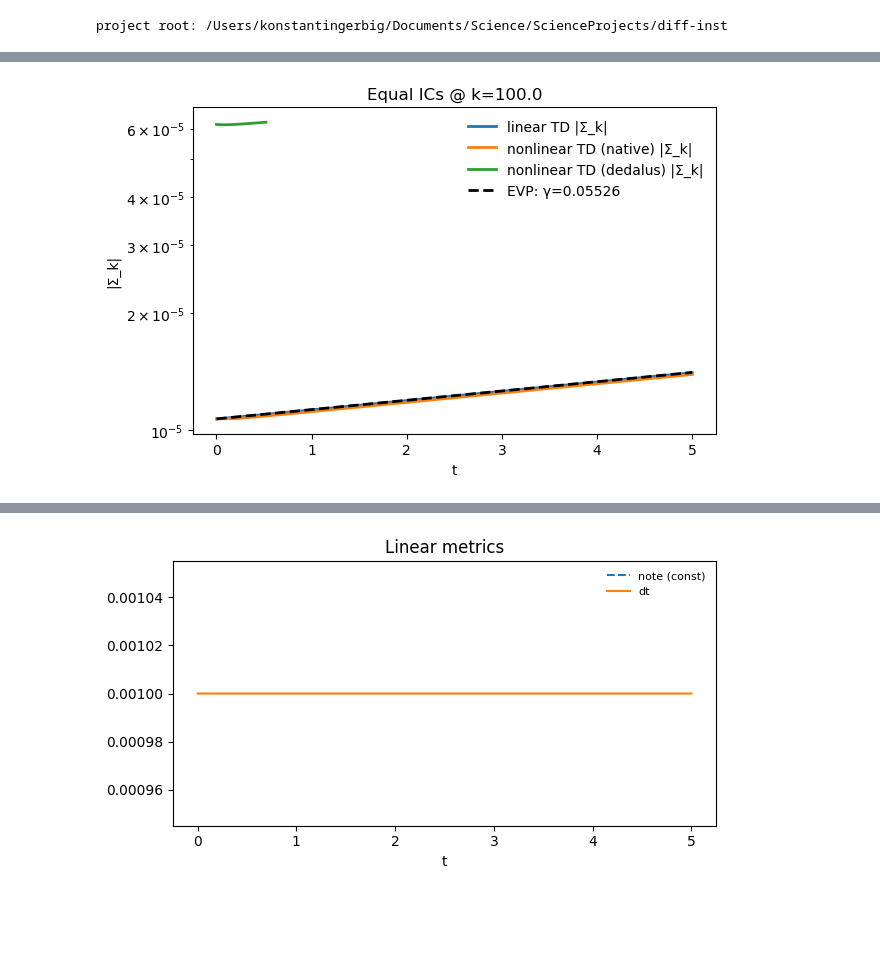
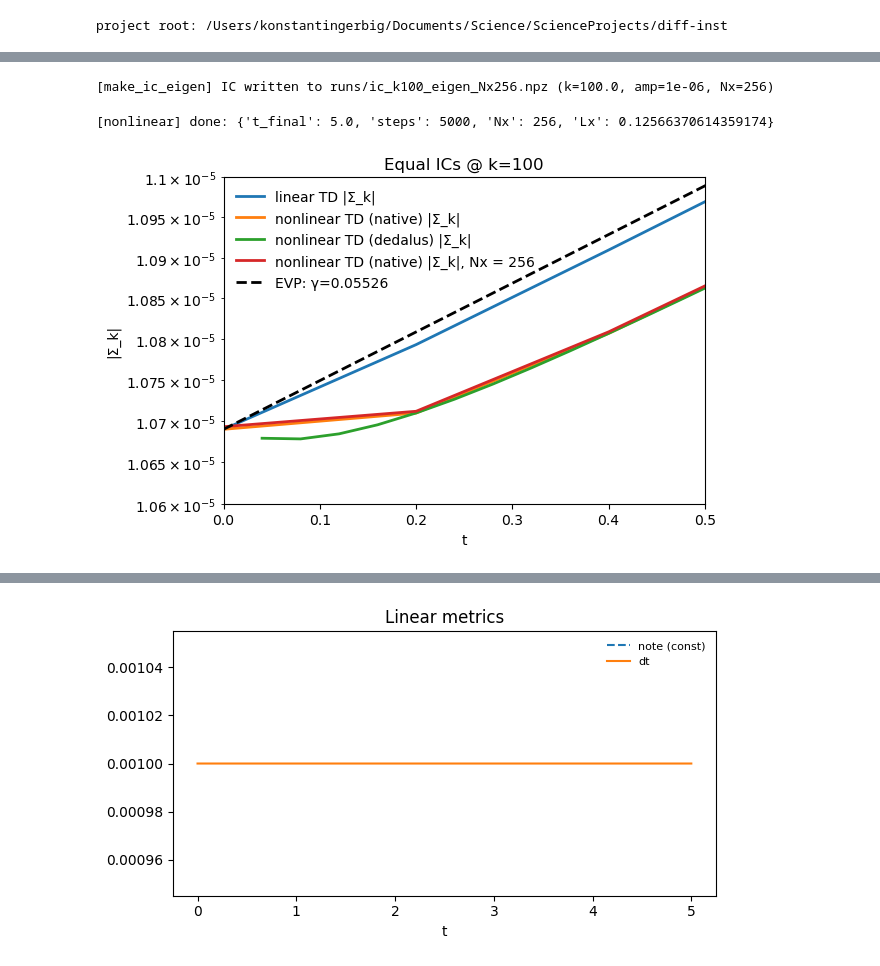
Before and after one commit to KonstantinGerbig/diff-inst, a Jupyter notebook: notebooks/IVP_tests.ipynb, the cells around one changed output, grey strips where cells are left out. Saved outputs shown, nothing was run; the diff lists cells and outputs as text; code cells hidden in the pictures; blank space fills up the shorter version.

Commit message:
worked on nonlinear solvers, added random inti cond, updated readme

```diff
--- a/notebooks/IVP_tests.ipynb
+++ b/notebooks/IVP_tests.ipynb
@@ -144,27 +115,57 @@ flush_send(970)..................: OFI call tsenddata failed (default nic=en0: N
+# %%
+# IC at Nx = 256
+! python -m scripts.make_ic_eigen \
+  --config experiments/unstable_baseline.yaml \
+  --out runs/ic_k100_eigen_Nx256.npz \
+  --k 100.0 \
+  --amp 1e-6 \
+  --Nx 256
+# %% [output]
+[make_ic_eigen] IC written to runs/ic_k100_eigen_Nx256.npz (k=100.0, amp=1e-06, Nx=256)
+# %%
+# Nonlinear native, Nx=256, using that IC
+! python -m scripts.run_nonlinear \
+  --config experiments/unstable_baseline.yaml \
+  --outdir runs/nl_from_ic_Nx256 \
+  --backend native \
+  --mode nonlinear \
+  --Nx 256 \
+  --dt 1e-3 \
+  --stop_time 5 \
+  --save-stride 200 \
+  --init-from runs/ic_k100_eigen_Nx256.npz
+# %% [output]
+[nonlinear] done: {'t_final': 5.0, 'steps': 5000, 'Nx': 256, 'Lx': 0.12566370614359174}
 # %%
+k_phys = 100
+
 # %% load amplitude vs time for linear, native nonlinear, and dedalus nonlinear
 RUN_L = RUNS / "lin_from_ic"
 RUN_N = RUNS / "nl_from_ic"             # native
 RUN_D = RUNS / "nl_from_ic_dedalus"     # dedalus
+RUN_N_256 = RUNS / "nl_from_ic_Nx256"
 
 TL, AL = load_linear_amplitude(RUN_L, k_phys)
 TN, AN = load_nonlinear_amplitude(RUN_N, k_phys)
 TD, AD = load_nonlinear_amplitude(RUN_D, k_phys)  # <-- same call
+TN_256, AN_256 = load_nonlinear_amplitude(RUN_N_256, k_phys)
 
 cfgL = load_config_from_run(RUN_L)
 gamma = evp_gamma(cfgL, k_phys)
 A0 = AL[0]
 
 fig, ax = plt.subplots(figsize=(6.4,4.2))
 ax.plot(TL, AL, lw=2, label="linear TD |Σ_k|")
 ax.plot(TN, AN, lw=2, label="nonlinear TD (native) |Σ_k|")
 ax.plot(TD, AD, lw=2, label="nonlinear TD (dedalus) |Σ_k|")
+ax.plot(TN_256, AN_256/1.975, lw=2, label="nonlinear TD (native) |Σ_k|, Nx = 256")
 ax.plot(TL, A0*np.exp(gamma*(TL - TL[0])), "k--", lw=2, label=f"EVP: γ={gamma:.4g}")
 ax.set_yscale("log"); ax.set_xlabel("t"); ax.set_ylabel("|Σ_k|")
+ax.set(xlim = (0,0.5), ylim = (1.06*1e-5,1.1*1e-5))
 ax.legend(frameon=False); ax.set_title(f"Equal ICs @ k={k_phys}")
 plt.tight_layout(); plt.show()
 # %% [output]
-[figure, old version]
+[figure, new version]
 # %%
 # %% (optional) quick Σ(x,t) snapshot panel from all three runs (linear, native NL, dedalus NL)
 
```
Also changed, not shown: parts of 11 cells of this notebook, 7 other files.
